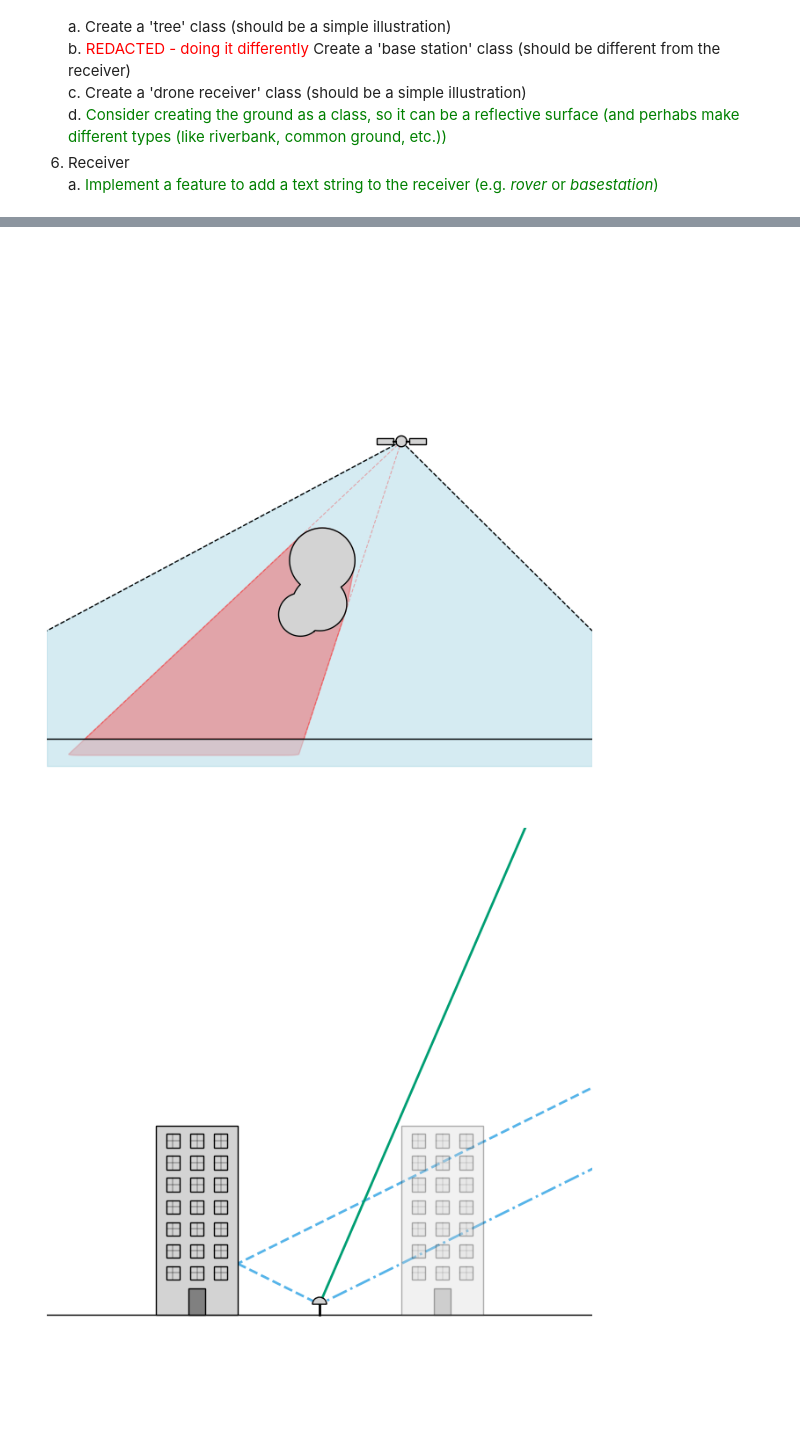
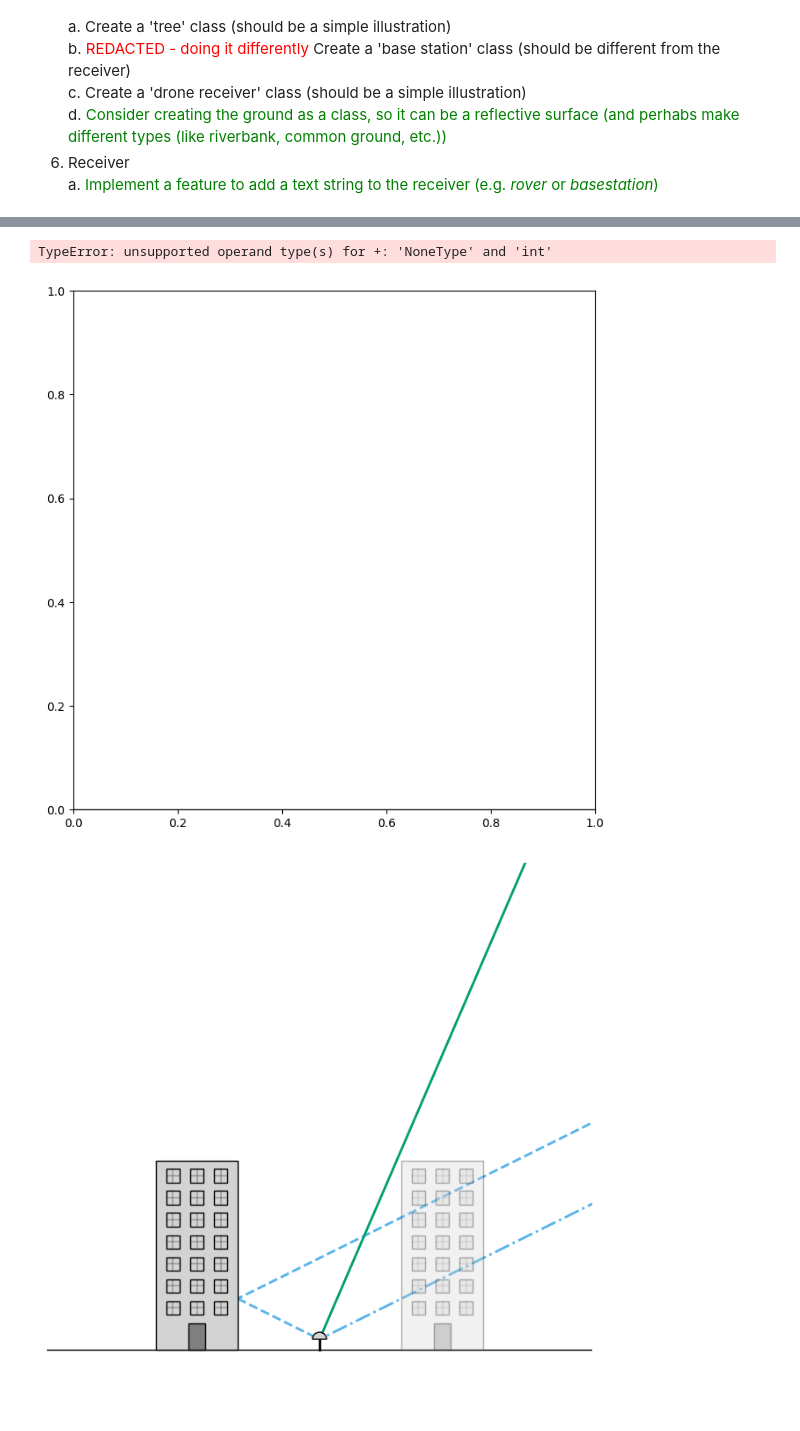
Before and after one commit to R0hero/gsi, a Jupyter notebook: example_scripts.ipynb, the cells around one changed output, grey strips where cells are left out. Cells and saved outputs as stored; diff of their text form; code cells hidden in the pictures.

```diff
--- a/example_scripts.ipynb
+++ b/example_scripts.ipynb
@@ -68,26 +69,25 @@ plt.tick_params(left = False, right = False, labelleft = False, labelbottom = Fa
 # %%
 satellite = Satellite(position=(15, 55))
 ground = Ground()
-blob = Blob(position=(0, 25), radius=5, offsets_blobs=[(-3.5, -2), (0.5, 8)], radii_blobs=[4, 6])
 
 fixed_x_limits = (-50, 50)
 
 fig, ax = plt.subplots(figsize=(8,8))
 
 ground.plot(ax)
 satellite.plot(ax)
-blob.plot(ax)
 
-satellite.draw_footprint(ax, ground, blob, x_limits=fixed_x_limits)
+satellite.draw_footprint(ax, ground, x_limits=fixed_x_limits)
 
 # static settings
 ax.set_xlim(fixed_x_limits)
 ax.set_ylim([-10, fixed_x_limits[1]-fixed_x_limits[0]-10])
 
 ax.axis('off')
 plt.tick_params(left = False, right = False, labelleft = False, labelbottom = False, bottom = False)
 # %% [output]
+TypeError: unsupported operand type(s) for +: 'NoneType' and 'int'
-[figure, old version]
+[figure, new version]
 # %%
 ground = Ground()
 
```
Also changed, not shown: parts of 1 cell of this notebook, 1 other file.
